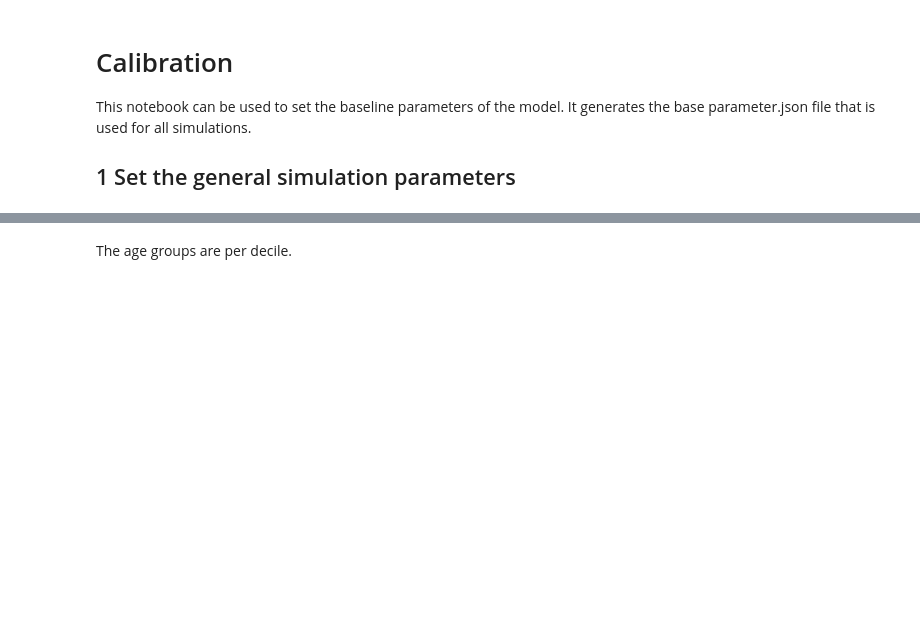
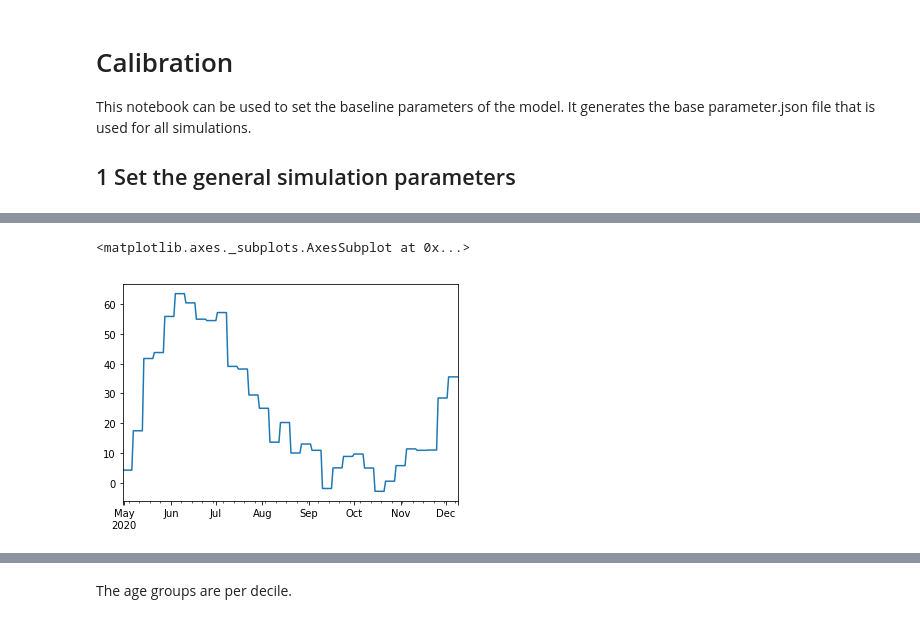
Before and after one commit to blackrhinoabm/501-V2-CT, a Jupyter notebook: calibration.ipynb, the cells around one changed output, grey strips where cells are left out. Cells and saved outputs as stored; diff of their text form; code cells hidden in the pictures; blank space fills up the shorter version.

```diff
--- a/calibration.ipynb
+++ b/calibration.ipynb
@@ -88,0 +88,10 @@ initial_agents
+# %%
+mobility = (100 + (mobility_data.mean(axis=1))).loc[excess_fatalities.index[0]:excess_fatalities.index[-1]]
+# %%
+mobility_and_fatalities = pd.concat([mobility, excess_fatalities], axis=1)
+mobility_and_fatalities.columns = ['mobility', 'fatalities']
+# %%
+mobility_and_fatalities['fatalities'].plot()
+# %% [output]
+<matplotlib.axes._subplots.AxesSubplot at 0x...>
+[figure, added]
```
Also changed, not shown: parts of 58 cells of this notebook, 19 other files.
